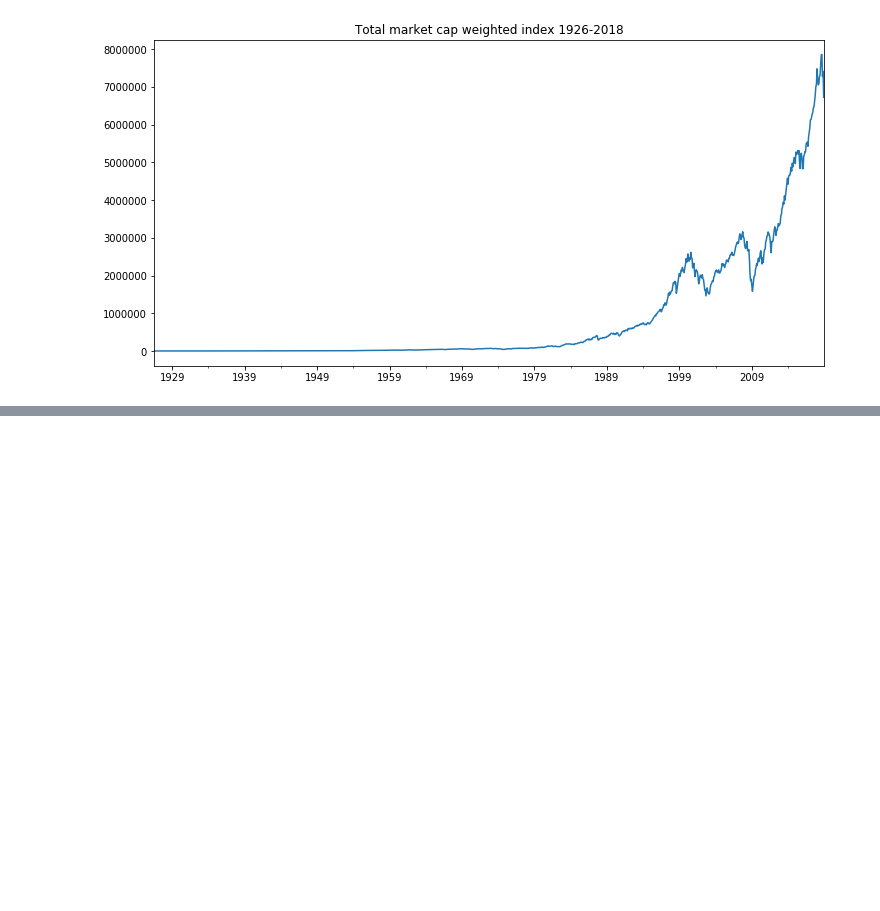
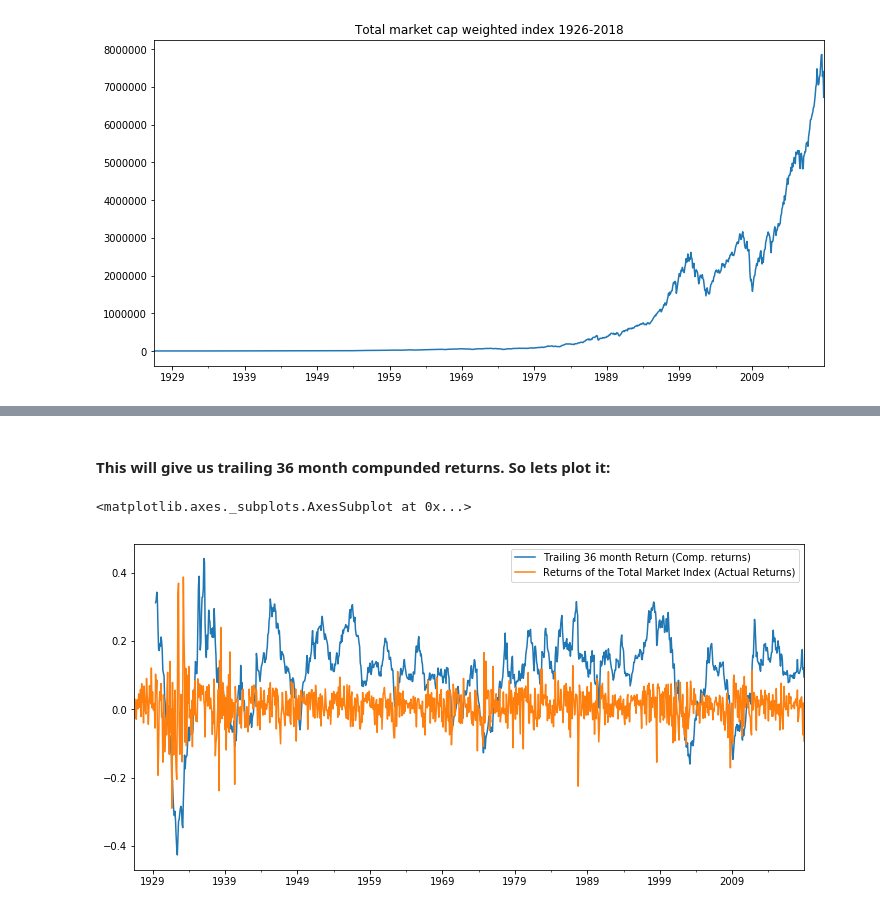
Before and after one commit to biv-neupane7/Investment-management-with-python, a Jupyter notebook: Limits of Diversification.ipynb, the cells around one changed output, grey strips where cells are left out. Saved outputs shown, nothing was run; the diff lists cells and outputs as text; code cells hidden in the pictures; blank space fills up the shorter version.

```diff
--- a/Limits of Diversification.ipynb
+++ b/Limits of Diversification.ipynb
@@ -124,0 +141,18 @@ total_market_index.plot(figsize=(12,6), title="Total market cap weighted index 1
+# %%
+tmi_tr36mrets=total_market_return.rolling(window=36).aggregate(ak.annualize_rets, periods_per_year=12)
+
+# Aggregate helps in using one or more operations over the specified axis. In our case, the .agg(fun) can be used to call
+# ak.annualized_ret on every 36 month period in the TMI data.
+
+# How do we wanna agg them?
+
+### We wanna agg them by just compunding them thatsy we are using ak.annualize returns.
+# %% [markdown]
+#### This will give us trailing 36 month compunded returns. So lets plot it:
+# %%
+tmi_tr36mrets.plot(figsize=(12,6), label="Trailing 36 month Return (Comp. returns)", legend=True)
+## Lets add the total market return as well
+total_market_return.plot(figsize=(12,6), label="Returns of the Total Market Index (Actual Returns)",legend=True)
+# %% [output]
+<matplotlib.axes._subplots.AxesSubplot at 0x...>
+[figure, added]
```
Also changed, not shown: parts of 4 cells of this notebook.
